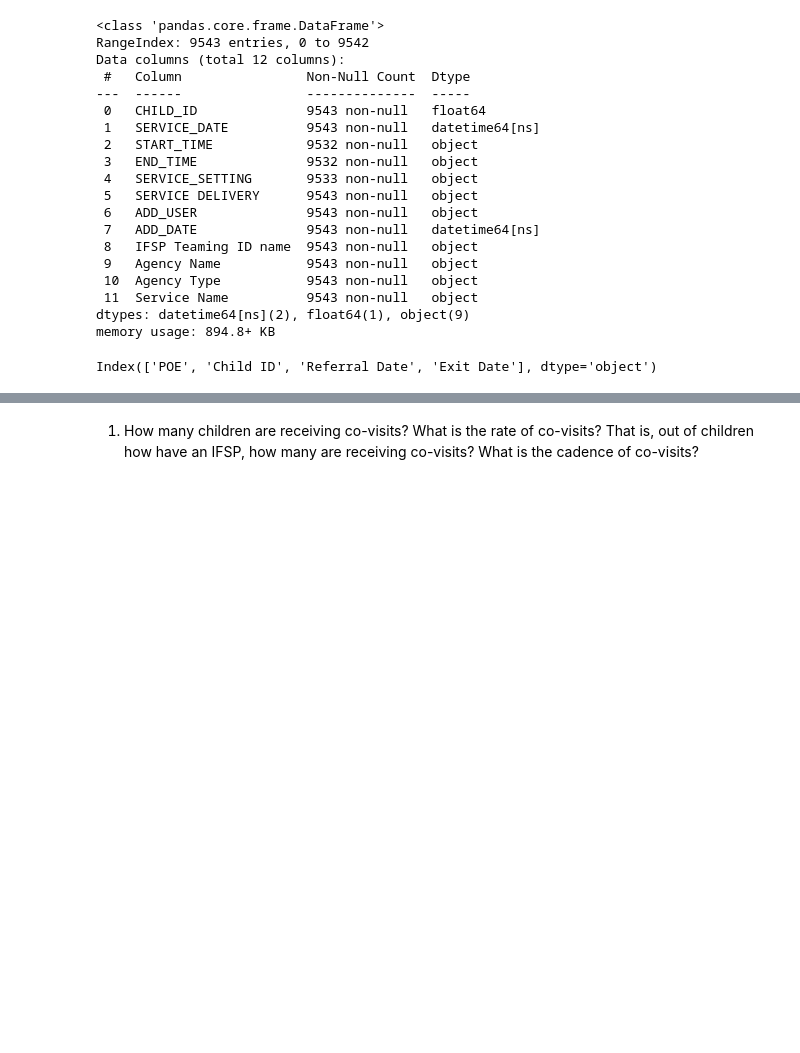
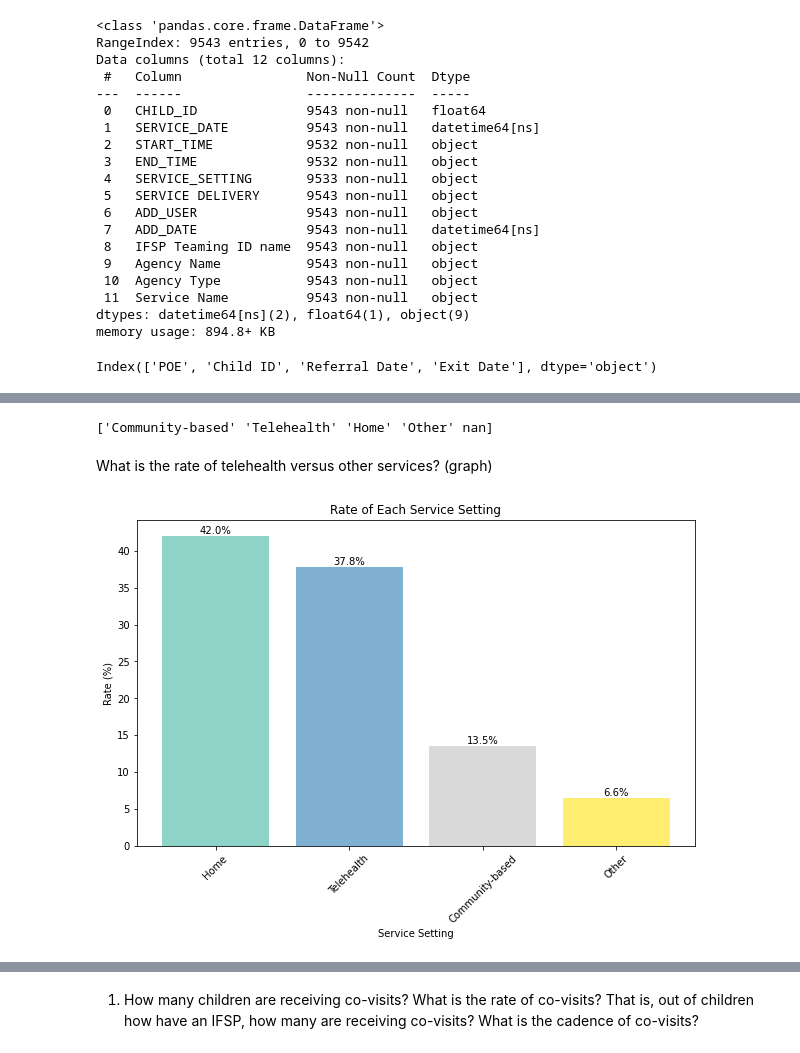
Before and after one commit to NSS-Data-Analytics-Cohort-8/teis_da8_1-should-pad-alytics, a Jupyter notebook: notebook/EDA-1.ipynb, the cells around one changed output, grey strips where cells are left out. Drawn from its saved outputs; the diff is of its cells as text; code cells hidden in the pictures; blank space fills up the shorter version.

```diff
--- a/notebook/EDA-1.ipynb
+++ b/notebook/EDA-1.ipynb
@@ -78,0 +58,33 @@ merged_df
+# %%
+unique_service_settings = df['SERVICE_SETTING'].unique()
+print(unique_service_settings)
+# %% [output]
+['Community-based' 'Telehealth' 'Home' 'Other' nan]
+# %% [markdown]
+What is the rate of telehealth versus other services? (graph)
+# %%
+# Calculate the rate of each unique service setting
+service_counts = df['SERVICE_SETTING'].value_counts()
+total_services = len(df)
+service_rates = (service_counts / total_services) * 100
+
+# Assign colors to each unique service setting
+colors = plt.cm.Set3(np.linspace(0, 1, len(service_rates)))
+
+# Plot the rates of each service setting
+plt.figure(figsize=(10, 6))
+bars = plt.bar(service_rates.index, service_rates, color=colors)
+plt.xlabel('Service Setting')
+plt.ylabel('Rate (%)')
+plt.title('Rate of Each Service Setting')
+plt.xticks(rotation=45)
+
+# Add percentage values
+for bar in bars:
+    height = bar.get_height()
+    plt.text(bar.get_x() + bar.get_width() / 2, height,
+             f'{height:.1f}%', ha='center', va='bottom')
+
+plt.show()
+# %% [output]
+[figure, added]
```
Also changed, not shown: parts of 11 cells of this notebook.
